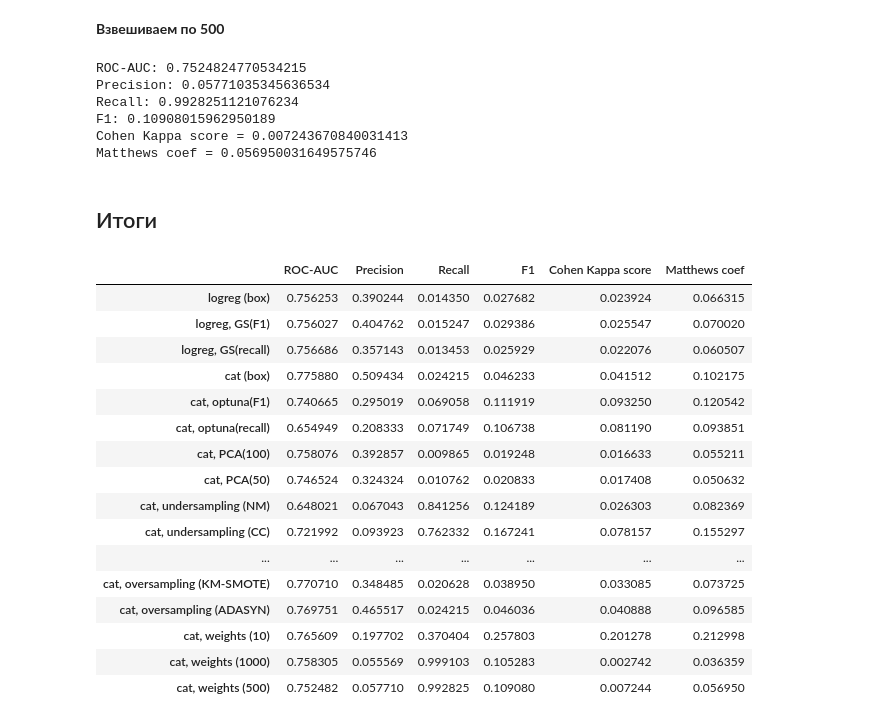
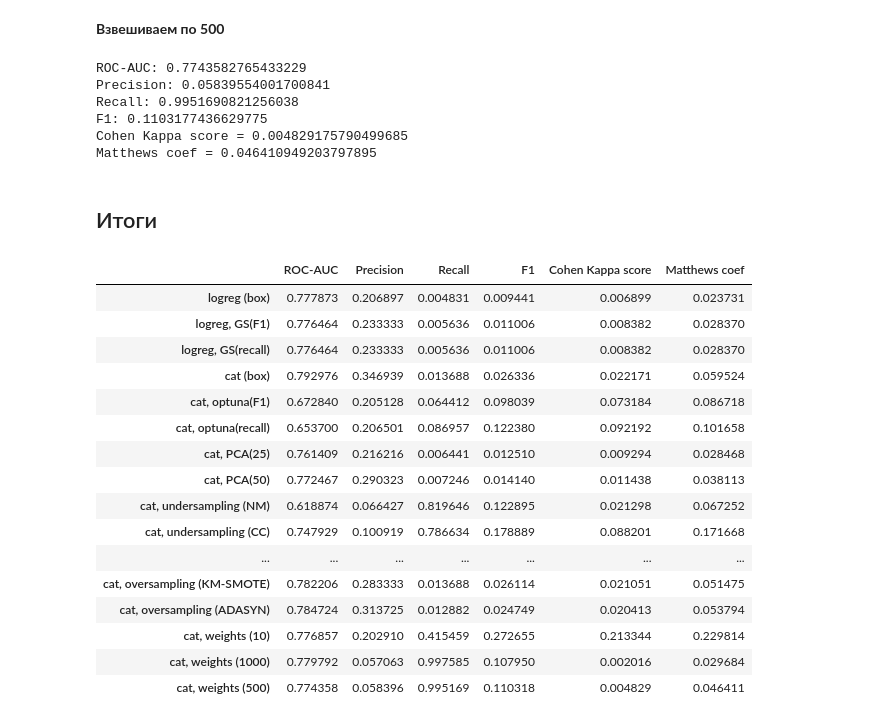
Before and after one commit to ankp0/RTA_2025_project, a Jupyter notebook: dtp_models.ipynb, the cells around one changed output. Saved outputs shown, nothing was run; the diff lists cells and outputs as text; code cells hidden in the pictures.

```diff
--- a/dtp_models.ipynb
+++ b/dtp_models.ipynb
@@ -99,7 +100,11 @@ df.drop(columns=['date',
                   'any female drivers',
                   'any concomitant traffic violations',
                   'any TV technical failures',
-                  'any child restraints'], inplace=True)
+                  'any child restraints',
+                  'RTA road m',
+                  'number of guilty objects',
+                  'guilty drivers average experience',
+                  'drivers average experience'], inplace=True)
 
 categorical = ['RTA type',
                'road significance',
@@ -115,11 +120,7 @@ categorical = ['RTA type',
                'month',
                'year',
                'hour']
-numerical = ['RTA road m',
-             'RTA participants number',
-             'number of guilty objects',
-             'guilty drivers average experience',
-             'drivers average experience',
+numerical = ['RTA participants number',
              'COORD_L',
              'COORD_W']
 # %% [markdown]
@@ -163,9 +140,6 @@ Max average expirience (all): 18.68760020775467
 # %% [markdown]
 **Обрезаем опыт разумной эвристикой, чистим одну из координат от точек**
 # %%
-df = df[df['guilty drivers average experience'] <= 60]
-df = df[df['drivers average experience'] <= 60]
-
 df = df[df['COORD_L'] != '.']
 
 print(f'Объектов после обработки: {df.shape[0]}')
@@ -503,11 +459,11 @@ x_tr.shape
 # %%
-pca_100 = PCA(n_components=100)
-pca_tr_100 = pca_100.fit_transform(x_tr)
-pca_ts_100 = pca_100.transform(x_ts)
+pca_25 = PCA(n_components=25)
+pca_tr_25 = pca_25.fit_transform(x_tr)
+pca_ts_25 = pca_25.transform(x_ts)
 
 cat = CatBoostClassifier(verbose=False)
-cat.fit(pca_tr_100, y_train)
-res = metrics(pca_ts_100, cat)
+cat.fit(pca_tr_25, y_train)
+res = metrics(pca_ts_25, cat)
 for metric in res:
     final[metric].append(res[metric])
 
@@ -839,53 +795,53 @@ print(f'F1: {res['F1']}')
 print(f'Cohen Kappa score = {res['Cohen Kappa score']}')
 print(f'Matthews coef = {res['Matthews coef']}')
 # %% [output]
-ROC-AUC: 0.7524824770534215
-Precision: 0.05771035345636534
-Recall: 0.9928251121076234
-F1: 0.10908015962950189
-Cohen Kappa score = 0.007243670840031413
-Matthews coef = 0.056950031649575746
+ROC-AUC: 0.7743582765433229
+Precision: 0.05839554001700841
+Recall: 0.9951690821256038
+F1: 0.1103177436629775
+Cohen Kappa score = 0.004829175790499685
+Matthews coef = 0.046410949203797895
 # %% [markdown]
 ## Итоги
 # %%
 models = ['logreg (box)',
           'logreg, GS(F1)',
           'logreg, GS(recall)',
           'cat (box)',
           'cat, optuna(F1)',
           'cat, optuna(recall)',
-          'cat, PCA(100)',
+          'cat, PCA(25)',
           'cat, PCA(50)',
           'cat, undersampling (NM)',
           'cat, undersampling (CC)',
           'cat, oversampling (SMOTE, box)',
           'cat, oversampling (SMOTE, 0.5)',
           'cat, oversampling (SMOTE, 0.1)',
           'cat, oversampling (KM-SMOTE)',
           'cat, oversampling (ADASYN)',
           'cat, weights (10)',
           'cat, weights (1000)',
           'cat, weights (500)']
 pivot = pd.DataFrame(final, index=models)
 pivot
 # %% [output]
 |  | ROC-AUC | Precision | Recall | F1 | Cohen Kappa score | Matthews coef |
-| logreg (box) | 0.756253 | 0.390244 | 0.014350 | 0.027682 | 0.023924 | 0.066315 |
-| logreg, GS(F1) | 0.756027 | 0.404762 | 0.015247 | 0.029386 | 0.025547 | 0.070020 |
-| logreg, GS(recall) | 0.756686 | 0.357143 | 0.013453 | 0.025929 | 0.022076 | 0.060507 |
-| cat (box) | 0.775880 | 0.509434 | 0.024215 | 0.046233 | 0.041512 | 0.102175 |
-| cat, optuna(F1) | 0.740665 | 0.295019 | 0.069058 | 0.111919 | 0.093250 | 0.120542 |
-| cat, optuna(recall) | 0.654949 | 0.208333 | 0.071749 | 0.106738 | 0.081190 | 0.093851 |
-| cat, PCA(100) | 0.758076 | 0.392857 | 0.009865 | 0.019248 | 0.016633 | 0.055211 |
-| cat, PCA(50) | 0.746524 | 0.324324 | 0.010762 | 0.020833 | 0.017408 | 0.050632 |
-| cat, undersampling (NM) | 0.648021 | 0.067043 | 0.841256 | 0.124189 | 0.026303 | 0.082369 |
-| cat, undersampling (CC) | 0.721992 | 0.093923 | 0.762332 | 0.167241 | 0.078157 | 0.155297 |
+| logreg (box) | 0.777873 | 0.206897 | 0.004831 | 0.009441 | 0.006899 | 0.023731 |
+| logreg, GS(F1) | 0.776464 | 0.233333 | 0.005636 | 0.011006 | 0.008382 | 0.028370 |
+| logreg, GS(recall) | 0.776464 | 0.233333 | 0.005636 | 0.011006 | 0.008382 | 0.028370 |
+| cat (box) | 0.792976 | 0.346939 | 0.013688 | 0.026336 | 0.022171 | 0.059524 |
+| cat, optuna(F1) | 0.672840 | 0.205128 | 0.064412 | 0.098039 | 0.073184 | 0.086718 |
+| cat, optuna(recall) | 0.653700 | 0.206501 | 0.086957 | 0.122380 | 0.092192 | 0.101658 |
+| cat, PCA(25) | 0.761409 | 0.216216 | 0.006441 | 0.012510 | 0.009294 | 0.028468 |
+| cat, PCA(50) | 0.772467 | 0.290323 | 0.007246 | 0.014140 | 0.011438 | 0.038113 |
+| cat, undersampling (NM) | 0.618874 | 0.066427 | 0.819646 | 0.122895 | 0.021298 | 0.067252 |
+| cat, undersampling (CC) | 0.747929 | 0.100919 | 0.786634 | 0.178889 | 0.088201 | 0.171668 |
 | ... | ... | ... | ... | ... | ... | ... |
-| cat, oversampling (KM-SMOTE) | 0.770710 | 0.348485 | 0.020628 | 0.038950 | 0.033085 | 0.073725 |
-| cat, oversampling (ADASYN) | 0.769751 | 0.465517 | 0.024215 | 0.046036 | 0.040888 | 0.096585 |
-| cat, weights (10) | 0.765609 | 0.197702 | 0.370404 | 0.257803 | 0.201278 | 0.212998 |
-| cat, weights (1000) | 0.758305 | 0.055569 | 0.999103 | 0.105283 | 0.002742 | 0.036359 |
-| cat, weights (500) | 0.752482 | 0.057710 | 0.992825 | 0.109080 | 0.007244 | 0.056950 |
+| cat, oversampling (KM-SMOTE) | 0.782206 | 0.283333 | 0.013688 | 0.026114 | 0.021051 | 0.051475 |
+| cat, oversampling (ADASYN) | 0.784724 | 0.313725 | 0.012882 | 0.024749 | 0.020413 | 0.053794 |
+| cat, weights (10) | 0.776857 | 0.202910 | 0.415459 | 0.272655 | 0.213344 | 0.229814 |
+| cat, weights (1000) | 0.779792 | 0.057063 | 0.997585 | 0.107950 | 0.002016 | 0.029684 |
+| cat, weights (500) | 0.774358 | 0.058396 | 0.995169 | 0.110318 | 0.004829 | 0.046411 |
 # %%
 pivot.sort_values(by='Recall', ascending=False)
 # %% [output]
```
Also changed, not shown: parts of 38 cells of this notebook, 2 other files.
